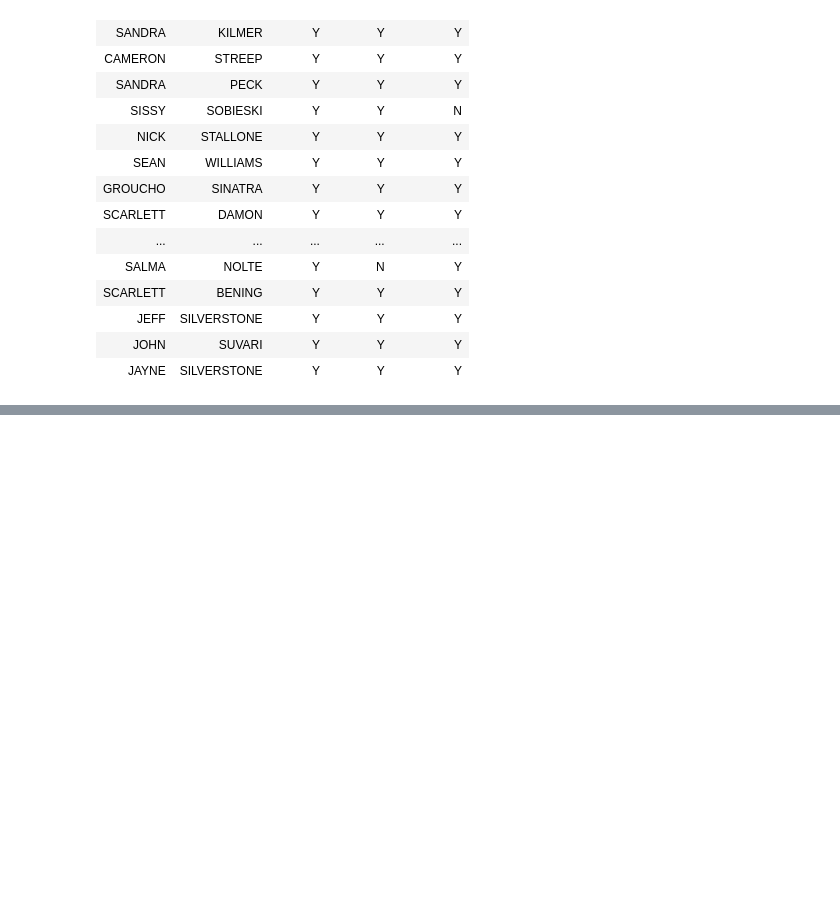
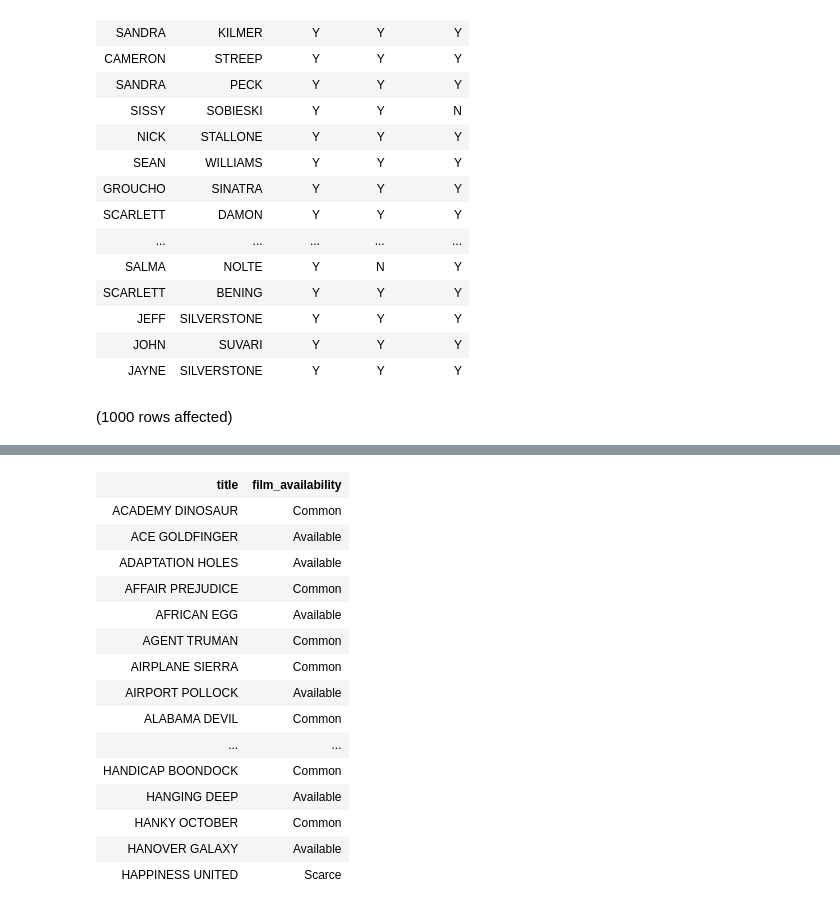
Before and after one commit to ferreira-mr/livroLearningSQL_AlanBeaulieu, a Jupyter notebook: chapter11_ConditionalLogic.ipynb, the cells around one changed output, grey strips where cells are left out. Drawn from its saved outputs; the diff is of its cells as text; code cells hidden in the pictures; blank space fills up the shorter version.

```diff
--- a/chapter11_ConditionalLogic.ipynb
+++ b/chapter11_ConditionalLogic.ipynb
@@ -117,3 +117,17 @@ Total execution time: 00:00:00.026
 | JEFF | SILVERSTONE | Y | Y | Y |
 | JOHN | SUVARI | Y | Y | Y |
 | JAYNE | SILVERSTONE | Y | Y | Y |
+# %%
+SELECT f.title,
+    CASE (SELECT count(*) FROM inventory i
+        WHERE i.film_id = f.film_id)
+    WHEN 0 THEN 'Out Of Stock'
+    WHEN 1 THEN 'Scarce'
+    WHEN 2 THEN 'Scarce'
+    WHEN 3 THEN 'Available'
+    WHEN 4 THEN 'Available'
+        ELSE 'Common'
+    END film_availability
+ FROM film f
+# %% [output]
+(1000 rows affected)
@@ -119,0 +135,16 @@ Total execution time: 00:00:00.026
+| title | film_availability |
+| ACADEMY DINOSAUR | Common |
+| ACE GOLDFINGER | Available |
+| ADAPTATION HOLES | Available |
+| AFFAIR PREJUDICE | Common |
+| AFRICAN EGG | Available |
+| AGENT TRUMAN | Common |
+| AIRPLANE SIERRA | Common |
+| AIRPORT POLLOCK | Available |
+| ALABAMA DEVIL | Common |
+| ... | ... |
+| HANDICAP BOONDOCK | Common |
+| HANGING DEEP | Available |
+| HANKY OCTOBER | Common |
+| HANOVER GALAXY | Available |
+| HAPPINESS UNITED | Scarce |
```
Also changed, not shown: parts of 8 cells of this notebook, 5 other files.
